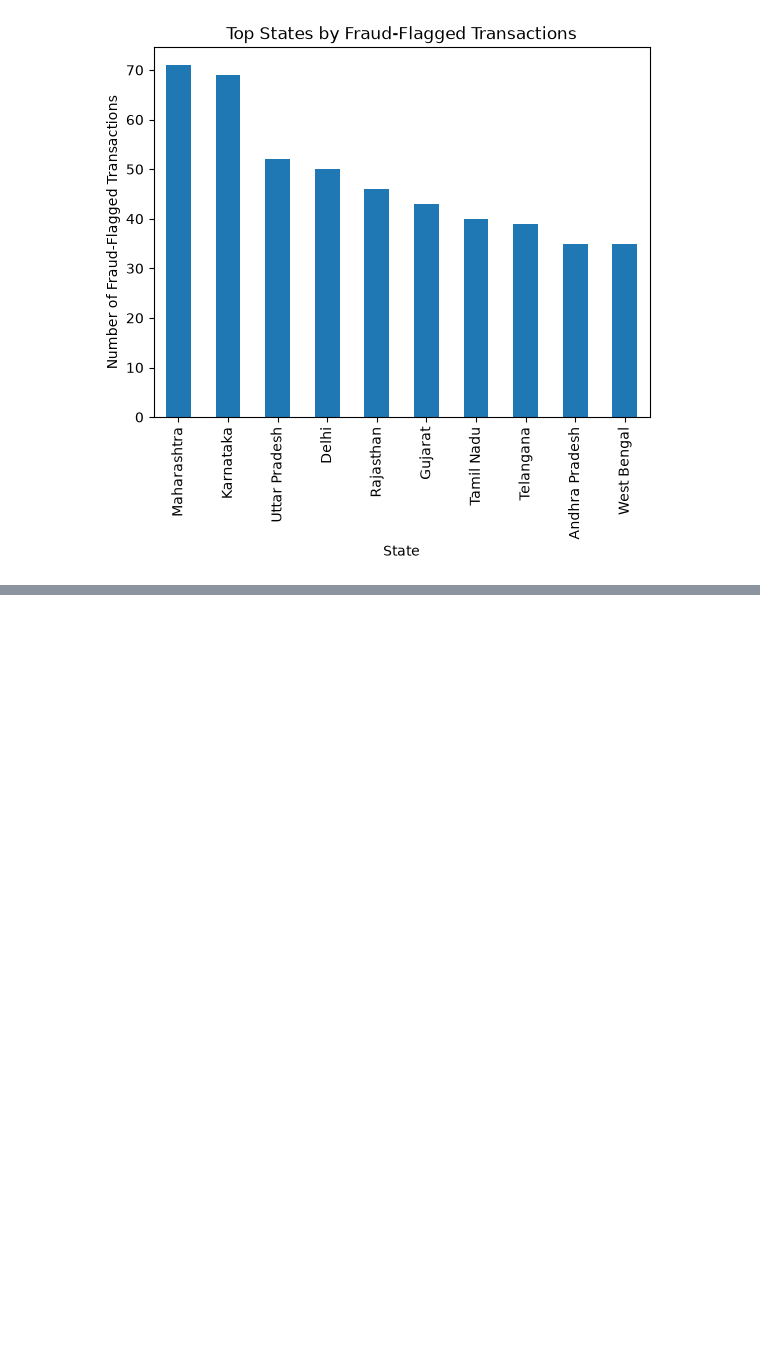
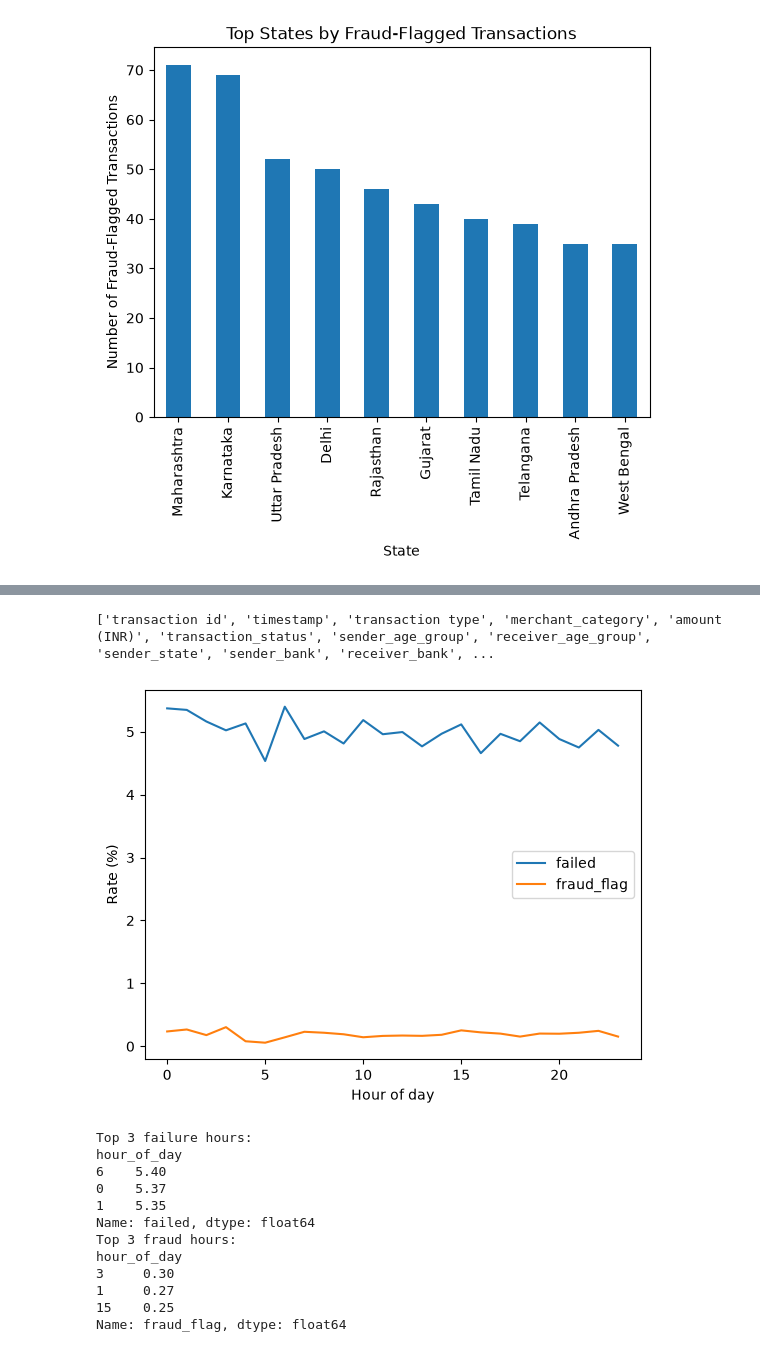
Before and after one commit to Swaraj-Shinde/DEVL-MINI-PROJECT, a Jupyter notebook: mini-project.ipynb, the cells around one changed output, grey strips where cells are left out. Drawn from its saved outputs; the diff is of its cells as text; code cells hidden in the pictures; blank space fills up the shorter version.

```diff
--- a/mini-project.ipynb
+++ b/mini-project.ipynb
@@ -641,0 +687,31 @@ Name: count, dtype: int64
+# %%
+print(df.columns.tolist())
+# %% [output]
+['transaction id', 'timestamp', 'transaction type', 'merchant_category', 'amount (INR)', 'transaction_status', 'sender_age_group', 'receiver_age_group', 'sender_state', 'sender_bank', 'receiver_bank', ...
+# %%
+h = df.groupby("hour_of_day")[["failed", "fraud_flag"]].mean() * 100
+
+h.plot()
+plt.xlabel("Hour of day")
+plt.ylabel("Rate (%)")
+plt.show()
+
+print("Top 3 failure hours:")
+print(h["failed"].sort_values(ascending=False).head(3).round(2))
+
+print("Top 3 fraud hours:")
+print(h["fraud_flag"].sort_values(ascending=False).head(3).round(2))
+# %% [output]
+[figure, added]
+Top 3 failure hours:
+hour_of_day
+6    5.40
+0    5.37
+1    5.35
+Name: failed, dtype: float64
+Top 3 fraud hours:
+hour_of_day
+3     0.30
+1     0.27
+15    0.25
+Name: fraud_flag, dtype: float64
```
Also changed, not shown: parts of 14 cells of this notebook.
